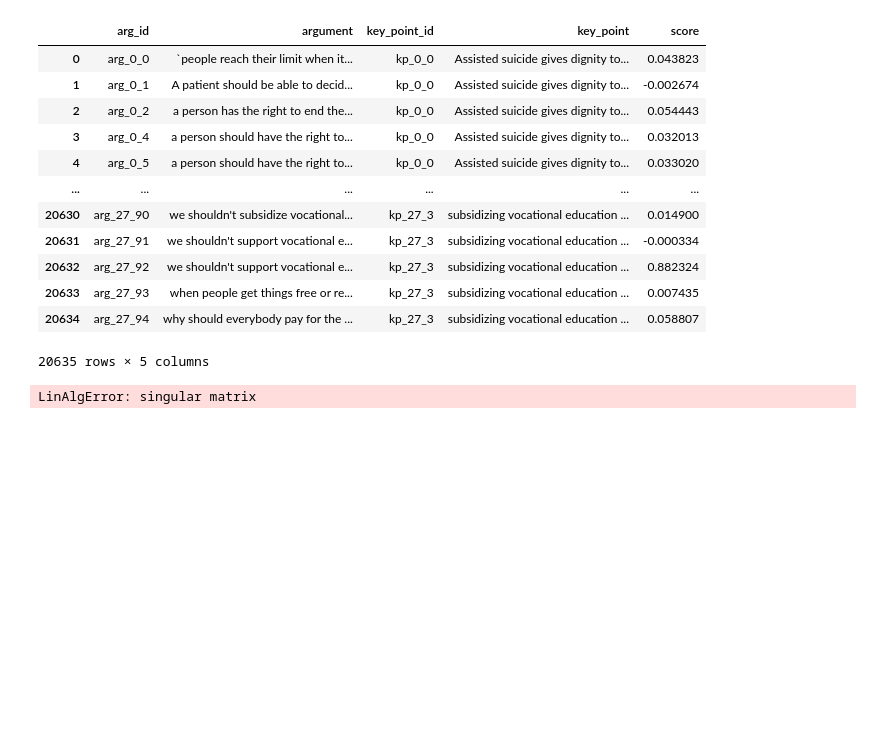
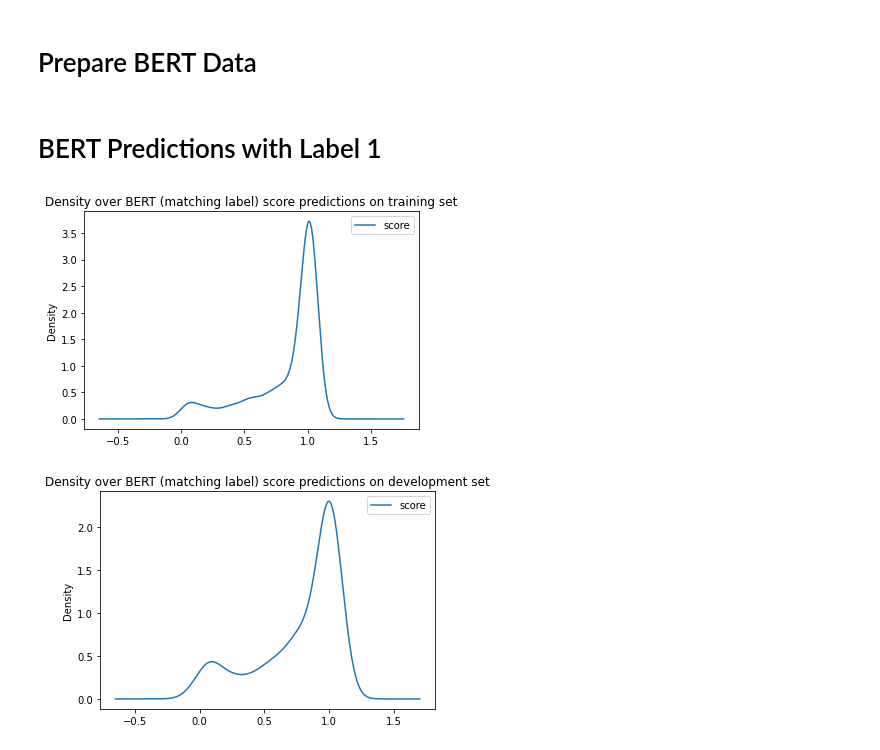
Before and after one commit to janheinrichmerker/modern-talking, a Jupyter notebook: modern_talking/results_eval.ipynb, the cells around one changed output. Saved outputs shown, nothing was run; the diff lists cells and outputs as text; code cells hidden in the pictures; blank space fills up the shorter version.

```diff
--- a/modern_talking/results_eval.ipynb
+++ b/modern_talking/results_eval.ipynb
@@ -40,26 +146,27 @@ Loaded 24454 predictions for 5583 arguments.
+# %% [markdown]
+# Prepare BERT Data
 # %%
-roberta_train_df = labels_train_df.merge(arg_train_df, on='arg_id').merge(kp_train_df, on='key_point_id')
-roberta_train_df = roberta_train_df[['arg_id','argument','key_point_id','key_point']].merge(pred_roberta_train_df, on=['arg_id','key_point_id'])
-roberta_train_df.set_index(['arg_id','key'])
+bert_train_df = labels_train_df.merge(arg_train_df, on='arg_id').merge(kp_train_df, on='key_point_id')
+bert_dev_df = labels_dev_df.merge(arg_dev_df, on='arg_id').merge(kp_dev_df, on='key_point_id')
 
-roberta_train_df
+bert_train_df = bert_train_df[['arg_id','argument','key_point_id','key_point','label']].merge(pred_bert_train_df, on=['arg_id','key_point_id'])
+bert_dev_df = bert_dev_df[['arg_id','argument','key_point_id','key_point','label']].merge(pred_bert_dev_df, on=['arg_id','key_point_id'])
+
+bert_train_df.set_index(['key_point_id','arg_id'], inplace=True)
+bert_dev_df.set_index(['key_point_id','arg_id'], inplace=True)
-# %% [output]
-|  | arg_id | argument | key_point_id | key_point | score |
-| 0 | arg_0_0 | `people reach their limit when it... | kp_0_0 | Assisted suicide gives dignity to... | 0.043823 |
-| 1 | arg_0_1 | A patient should be able to decid... | kp_0_0 | Assisted suicide gives dignity to... | -0.002674 |
-| 2 | arg_0_2 | a person has the right to end the... | kp_0_0 | Assisted suicide gives dignity to... | 0.054443 |
-| 3 | arg_0_4 | a person should have the right to... | kp_0_0 | Assisted suicide gives dignity to... | 0.032013 |
-| 4 | arg_0_5 | a person should have the right to... | kp_0_0 | Assisted suicide gives dignity to... | 0.033020 |
-| ... | ... | ... | ... | ... | ... |
-| 20630 | arg_27_90 | we shouldn't subsidize vocational... | kp_27_3 | subsidizing vocational education ... | 0.014900 |
-| 20631 | arg_27_91 | we shouldn't support vocational e... | kp_27_3 | subsidizing vocational education ... | -0.000334 |
-| 20632 | arg_27_92 | we shouldn't support vocational e... | kp_27_3 | subsidizing vocational education ... | 0.882324 |
-| 20633 | arg_27_93 | when people get things free or re... | kp_27_3 | subsidizing vocational education ... | 0.007435 |
-| 20634 | arg_27_94 | why should everybody pay for the ... | kp_27_3 | subsidizing vocational education ... | 0.058807 |
-20635 rows × 5 columns
-# %%
-# plt.figure()
-
-roberta_train_match_label_df.head(n=200).plot(kind="density")
-# %% [output]
-LinAlgError: singular matrix
+# %% [markdown]
+# BERT Predictions with Label 1
+# %%
+bert_train_match_label_df = bert_train_df[bert_train_df.label == 1].drop(["label"],axis=1)
+bert_dev_match_label_df = bert_dev_df[bert_dev_df.label == 1].drop(["label"],axis=1)
+#roberta_test_match_label_df = roberta_test_df[roberta_test_df.label == 1].drop(["label"],axis=1)
+
+bert_train_match_label_df.plot(kind="density")
+plt.title('Density over BERT (matching label) score predictions on training set')
+plt.savefig('./img/bert_train_match_label_df')
+bert_dev_match_label_df.plot(kind="density")
+plt.title('Density over BERT (matching label) score predictions on development set')
+plt.savefig('./img/bert_dev_match_label_df')
+# %% [output]
+[figure, added]
+[figure, added]
```
Also changed, not shown: parts of 18 cells of this notebook, 19 other files.
